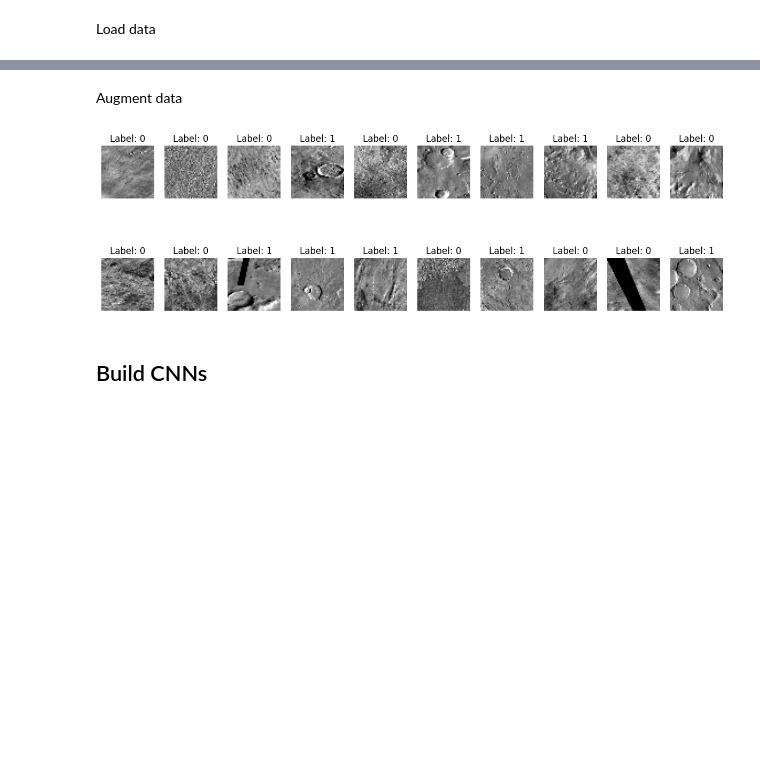
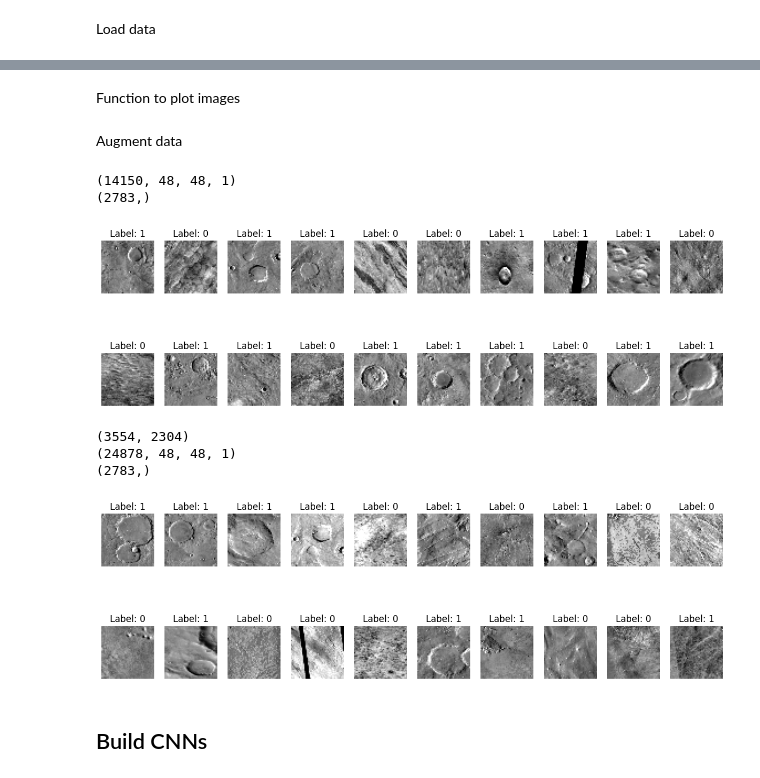
Before and after one commit to tomasmartins77/Machine_Learning_Lab, a Jupyter notebook: pergunta2_parte1/pergunta2_parte1_augment.ipynb, the cells around one changed output, grey strips where cells are left out. Cells and saved outputs as stored; diff of their text form; code cells hidden in the pictures; blank space fills up the shorter version.

```diff
--- a/pergunta2_parte1/pergunta2_parte1_augment.ipynb
+++ b/pergunta2_parte1/pergunta2_parte1_augment.ipynb
@@ -70,3 +106,5 @@ def augment_images(images, labels):
+# %% [markdown]
+Function to plot images
 # %%
 # Function to plot images
 def plot_images(images, labels, num_images=20, extra=0):
@@ -91,9 +129,39 @@ np.random.shuffle(indices)
 Xtrain_resampled_CNN = Xtrain_resampled_CNN[indices]
 Ytrain_resampled = np.array(Ytrain_resampled)[indices]
 
+print(Xtrain_resampled_CNN.shape)
+print(Ytrain1.shape)
+
 plot_images(Xtrain_resampled_CNN, Ytrain_resampled, extra=1)
 # %% [output]
+(14150, 48, 48, 1)
+(2783,)
-[figure, old version]
+[figure, new version]
+# %%
+smote = SMOTE()
+
+Xtrain_resampled_smote, Ytrain_resampled_smote = smote.fit_resample(Xtrain1, Ytrain1)
+print(Xtrain_resampled_smote.shape)
+
+Xtrain_resampled_smote, Ytrain_resampled_smote = augment_images_smote(Xtrain_resampled_smote, Ytrain_resampled_smote)
+
+Xtrain_resampled_smote = Xtrain_resampled_smote.reshape(-1, 48, 48, 1)
+
+# Shuffle the dataset
+indices = np.arange(Xtrain_resampled_smote.shape[0])
+np.random.shuffle(indices)
+Xtrain_resampled_smote = Xtrain_resampled_smote[indices]
+Ytrain_resampled_smote = np.array(Ytrain_resampled_smote)[indices]
+
+print(Xtrain_resampled_smote.shape)
+print(Ytrain1.shape)
+
+plot_images(Xtrain_resampled_smote, Ytrain_resampled_smote, extra=1)
+# %% [output]
+(3554, 2304)
+(24878, 48, 48, 1)
+(2783,)
+[figure, added]
 # %% [markdown]
 ## Build CNNs
 # %% [markdown]
```
Also changed, not shown: parts of 24 cells of this notebook.
